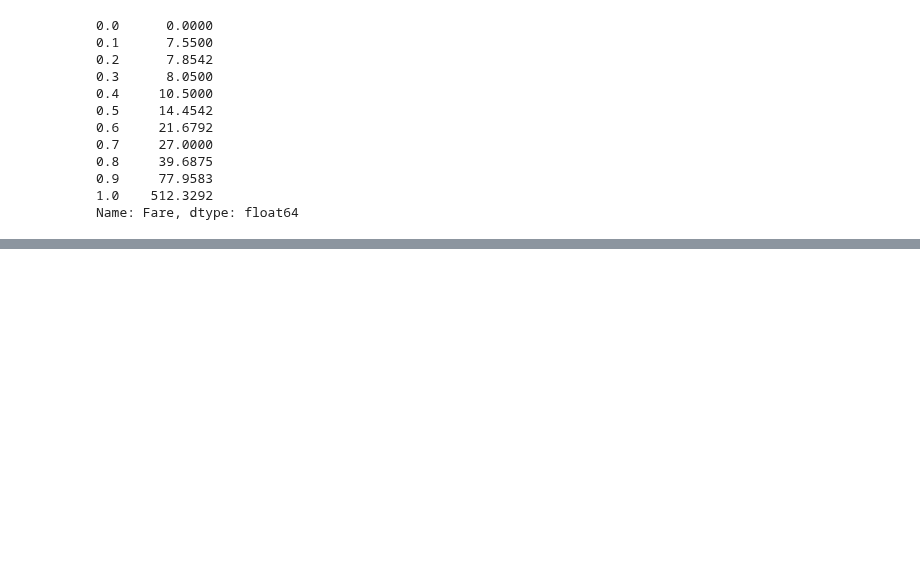
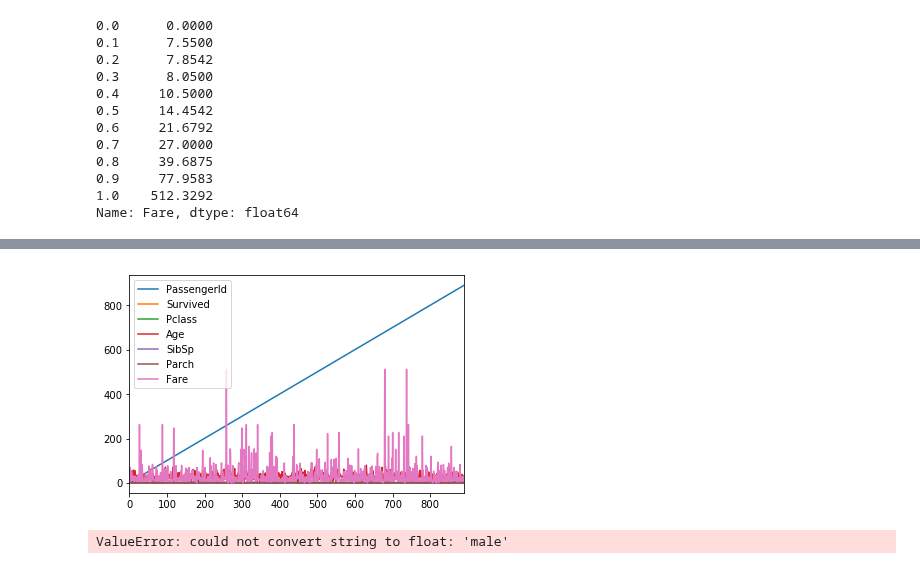
Before and after one commit to samuxiii/prototypes, a Jupyter notebook: notebooks/titanic/Titanic Survival.ipynb, the cells around one changed output, grey strips where cells are left out. Drawn from its saved outputs; the diff is of its cells as text; code cells hidden in the pictures; blank space fills up the shorter version.

```diff
--- a/notebooks/titanic/Titanic Survival.ipynb
+++ b/notebooks/titanic/Titanic Survival.ipynb
@@ -104,0 +117,6 @@ Name: Fare, dtype: float64
+# %%
+#Dropping useless features
+train = train.drop(['Name', 'Ticket', 'Cabin', 'Embarked'], axis=1)
+test = test.drop(['Name', 'Ticket', 'Cabin', 'Embarked'], axis=1)
+
+train.describe()
@@ -104,0 +179,6 @@ Name: Fare, dtype: float64
+# %%
+#Replace the NaN value with the mean
+train = train.fillna(train.mean())
+test = test.fillna(test.mean())
+
+train.describe()
@@ -104,0 +195,16 @@ Name: Fare, dtype: float64
+# %%
+import matplotlib.pyplot as plt
+#plt.figure()
+train.plot()
+plt.show()
+# %% [output]
+[figure, added]
+# %%
+from sklearn import preprocessing
+
+scaler = preprocessing.MinMaxScaler()
+train_minmax = scaler.fit_transform(train)
+
+train_minmax.plot()
+# %% [output]
+ValueError: could not convert string to float: 'male'
```
Also changed, not shown: parts of 7 cells of this notebook.
